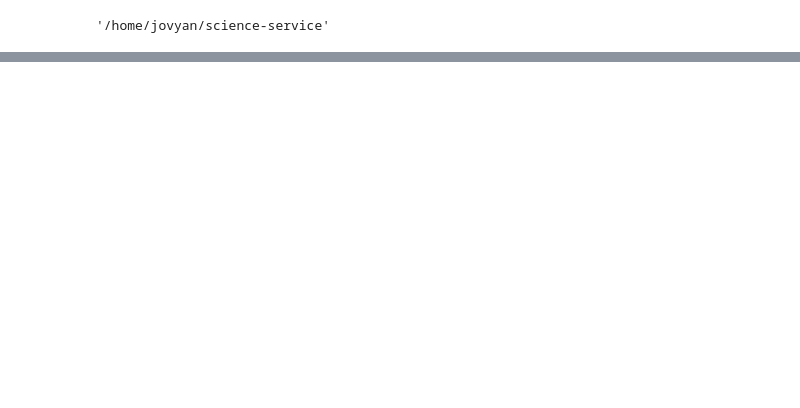
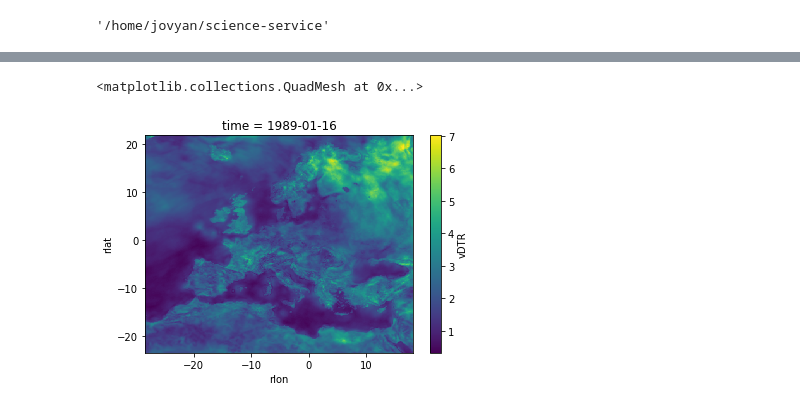
Before and after one commit to KNMI/science-service, a Jupyter notebook: BasicDS.ipynb, the cells around one changed output, grey strips where cells are left out. Drawn from its saved outputs; the diff is of its cells as text; code cells hidden in the pictures; blank space fills up the shorter version.

Commit message:
plot verified

```diff
--- a/BasicDS.ipynb
+++ b/BasicDS.ipynb
@@ -22,6 +32,8 @@ pwd
 import xarray as xr
 # %%
 ds = xr.open_dataset("http://opendap.knmi.nl/knmi/thredds/dodsC/e-obs_0.44rotated/tg_0.44deg_rot_v16.0.nc")
+# %%
+ds = xr.open_dataset("http://opendap.knmi.nl/knmi/thredds/dodsC/CLIPC/cerfacs/vDTR/EURO4M_MESANv1/vDTR_MON_EURO4M_MESANv1_EUR-11_1989-2010.nc")
 # %%
 print(ds)
 # %% [output]
@@ -47,0 +86,5 @@ Attributes:
+# %%
+ds.vDTR[0,:,:].plot()
+# %% [output]
+<matplotlib.collections.QuadMesh at 0x...>
+[figure, added]
```
Also changed, not shown: parts of 5 cells of this notebook.
